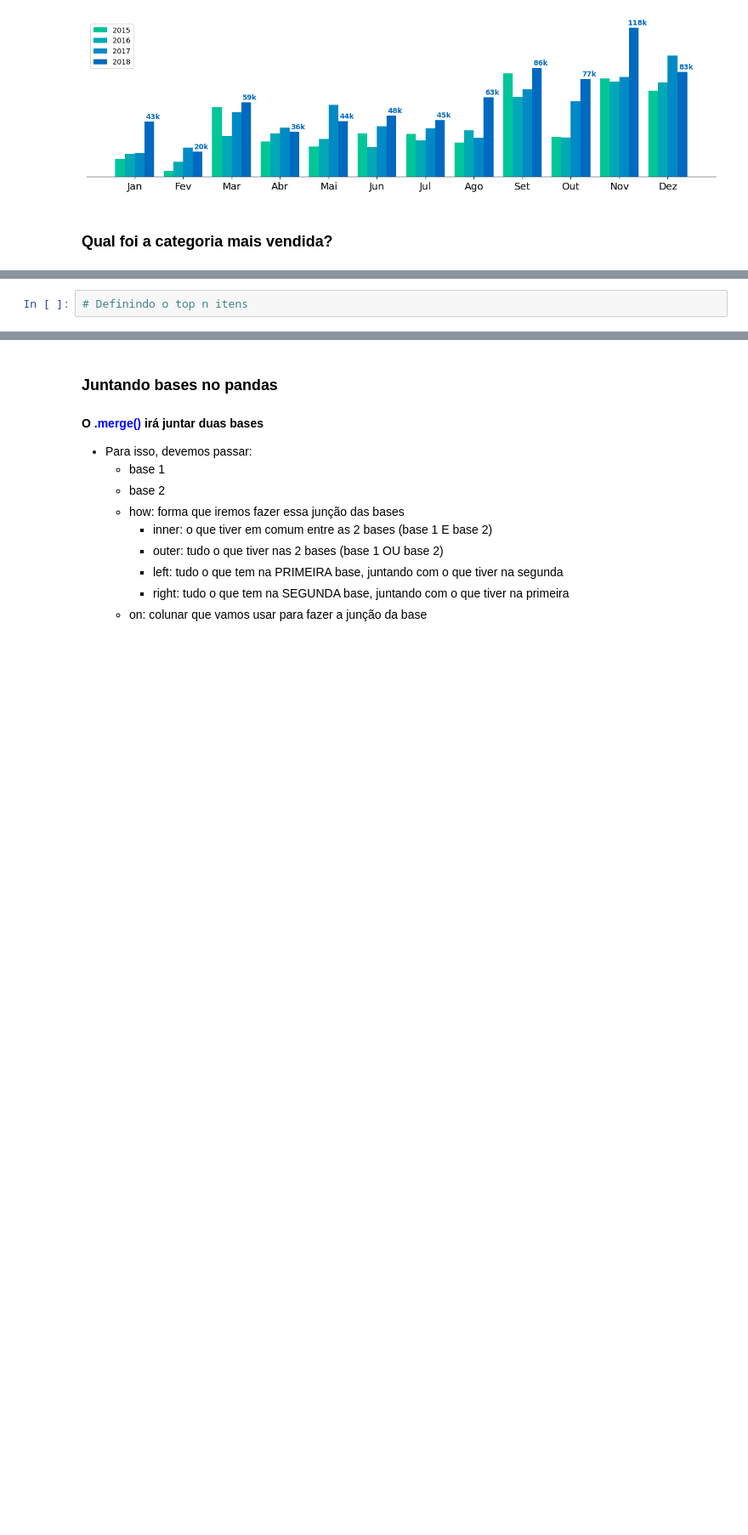
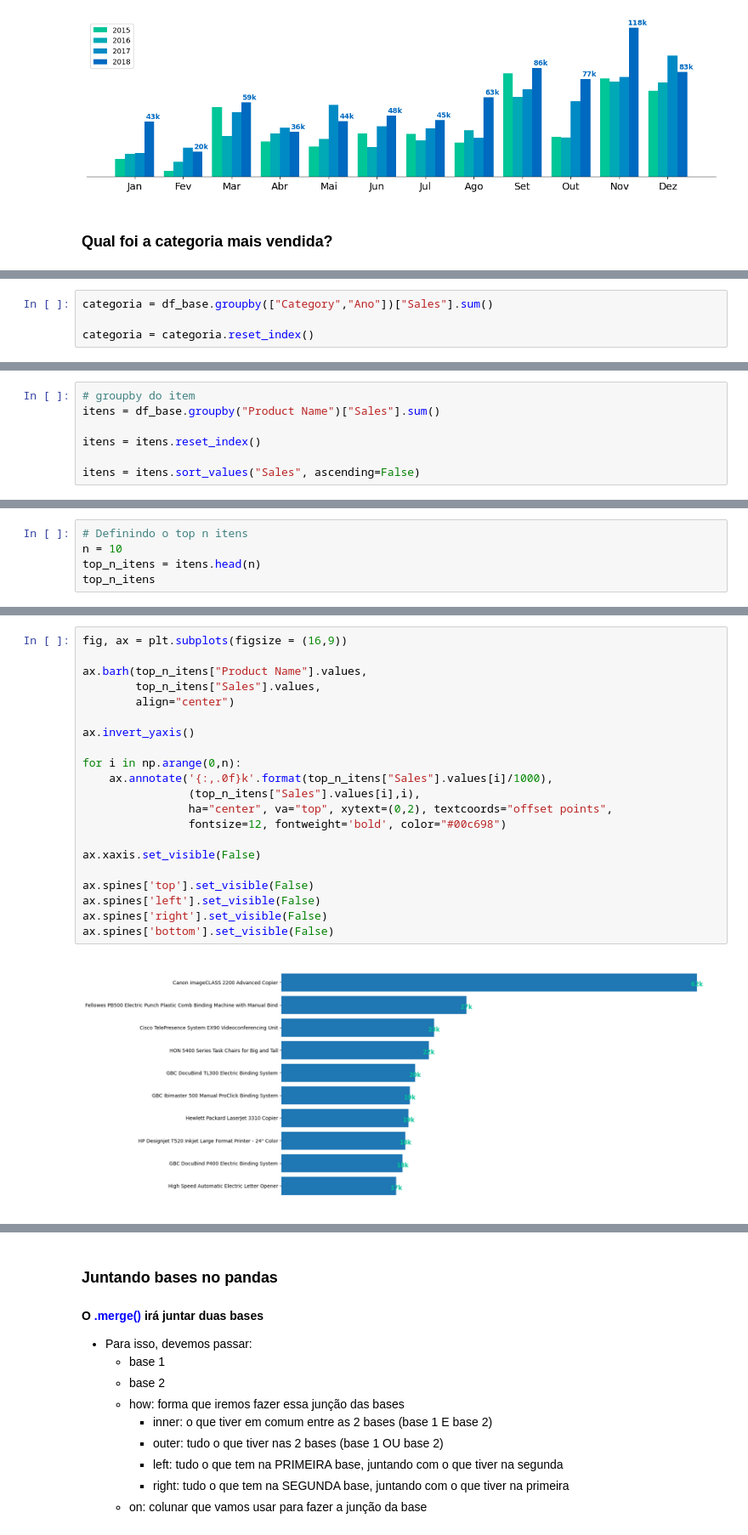
Before and after one commit to PauloViniciusR/PROJ_apresentacao_executiva, a Jupyter notebook: index.ipynb, the cells around one changed output, grey strips where cells are left out. Shown at 85% size. Saved outputs shown, nothing was run; the diff lists cells and outputs as text; blank space fills up the shorter version.

```diff
--- a/index.ipynb
+++ b/index.ipynb
@@ -662,0 +653,4 @@ plt.show()
+# %%
+categoria = df_base.groupby(["Category","Ano"])["Sales"].sum()
+
+categoria = categoria.reset_index()
@@ -729 +738,8 @@ Vamos seguir exatamente a mesma lógica da categoria
+# %%
+# groupby do item
+itens = df_base.groupby("Product Name")["Sales"].sum()
+
+itens = itens.reset_index()
+
+itens = itens.sort_values("Sales", ascending=False)
 # %%
@@ -731,2 +760,5 @@ Vamos seguir exatamente a mesma lógica da categoria
 # %%
 # Definindo o top n itens
+n = 10
+top_n_itens = itens.head(n)
+top_n_itens
@@ -740,0 +796,23 @@ Vamos seguir exatamente a mesma lógica da categoria
+# %%
+fig, ax = plt.subplots(figsize = (16,9))
+
+ax.barh(top_n_itens["Product Name"].values,
+        top_n_itens["Sales"].values,
+        align="center")
+
+ax.invert_yaxis()
+
+for i in np.arange(0,n):
+    ax.annotate('{:,.0f}k'.format(top_n_itens["Sales"].values[i]/1000),
+                (top_n_itens["Sales"].values[i],i),
+                ha="center", va="top", xytext=(0,2), textcoords="offset points",
+                fontsize=12, fontweight='bold', color="#00c698")
+
+ax.xaxis.set_visible(False)
+
+ax.spines['top'].set_visible(False)
+ax.spines['left'].set_visible(False)
+ax.spines['right'].set_visible(False)
+ax.spines['bottom'].set_visible(False)
+# %% [output]
+[figure, added]
```
Also changed, not shown: parts of 58 cells of this notebook.
